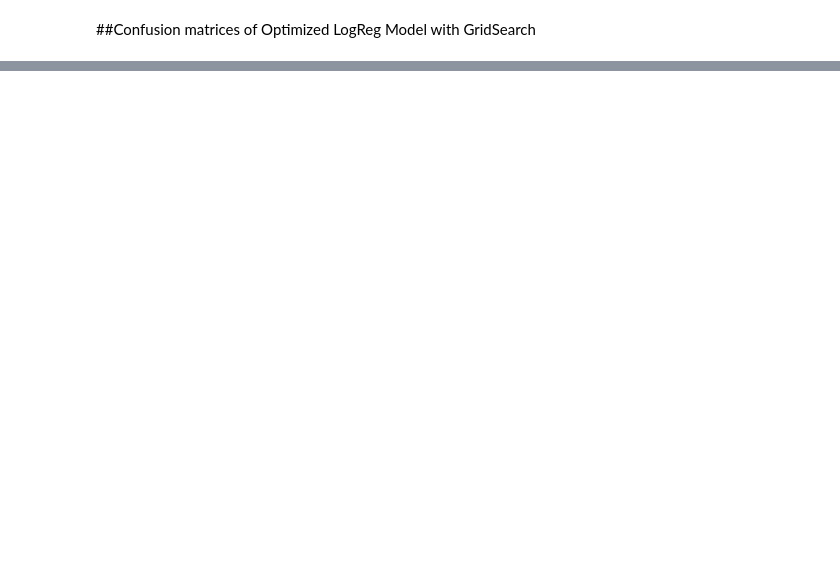
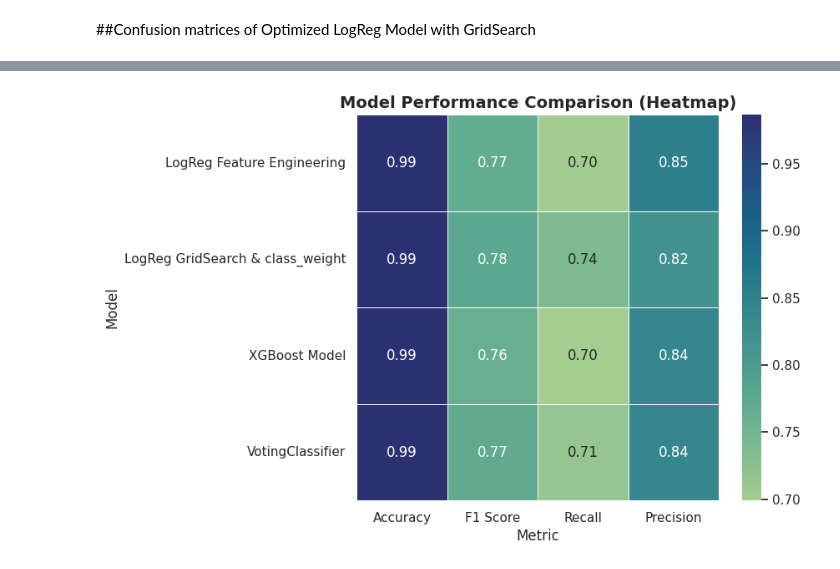
Before and after one commit to YnaPqt/supervised-machine-learning-conversion-rate, a Jupyter notebook: conversion_rate_challenge.ipynb, the cells around one changed output, grey strips where cells are left out. Cells and saved outputs as stored; diff of their text form; code cells hidden in the pictures; blank space fills up the shorter version.

```diff
--- a/conversion_rate_challenge.ipynb
+++ b/conversion_rate_challenge.ipynb
@@ -685,0 +821,27 @@ weighted avg       0.98      0.96      0.97     56643
+# %%
+# Define models and their predictions
+models = {
+    "LogReg Feature Engineering": Y_test_pred_logreg,
+    "LogReg GridSearch & class_weight": Y_test_pred_gs,
+    "XGBoost Model": Y_test_pred_xgb,
+    "VotingClassifier": y_pred_voting
+}
+
+# Initialize results list
+results = []
+
+# Compute metrics for each model dynamically
+for model_name, y_pred in models.items():
+    results.append({
+        "Model": model_name,
+        "Accuracy": accuracy_score(y_test, y_pred),
+        "F1 Score": f1_score(y_test, y_pred),
+        "Recall": recall_score(y_test, y_pred),
+        "Precision": precision_score(y_test, y_pred)
+    })
+
+# Convert results to DataFrame
+performance_df = pd.DataFrame(results)
+
+# Print results
+print(performance_df)
@@ -685,0 +893,20 @@ weighted avg       0.98      0.96      0.97     56643
+# %%
+# Convert results to a DataFrame
+performance_df = pd.DataFrame(results)
+
+# Set model names as the index
+performance_df.set_index("Model", inplace=True)
+
+# Create the heatmap
+plt.figure(figsize=(7, 6))
+sns.heatmap(performance_df, annot=True, cmap="crest", linewidths=0.5, fmt=".2f")
+
+# Formatting
+plt.title("Model Performance Comparison (Heatmap)", fontsize=14, fontweight="bold")
+plt.xlabel("Metric", fontsize=12)
+plt.ylabel("Model", fontsize=12)
+
+# Show plot
+plt.show()
+# %% [output]
+[figure, added]
```
Also changed, not shown: parts of 72 cells of this notebook.
